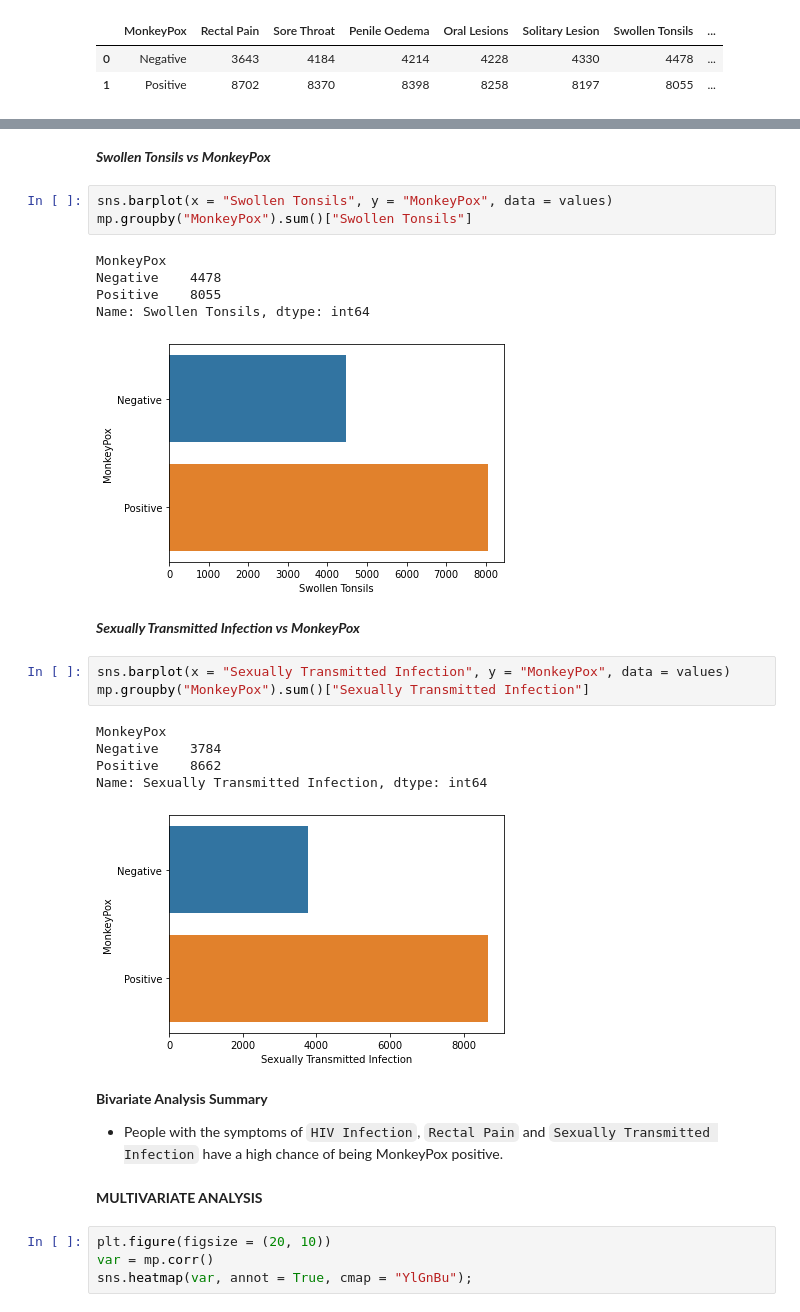
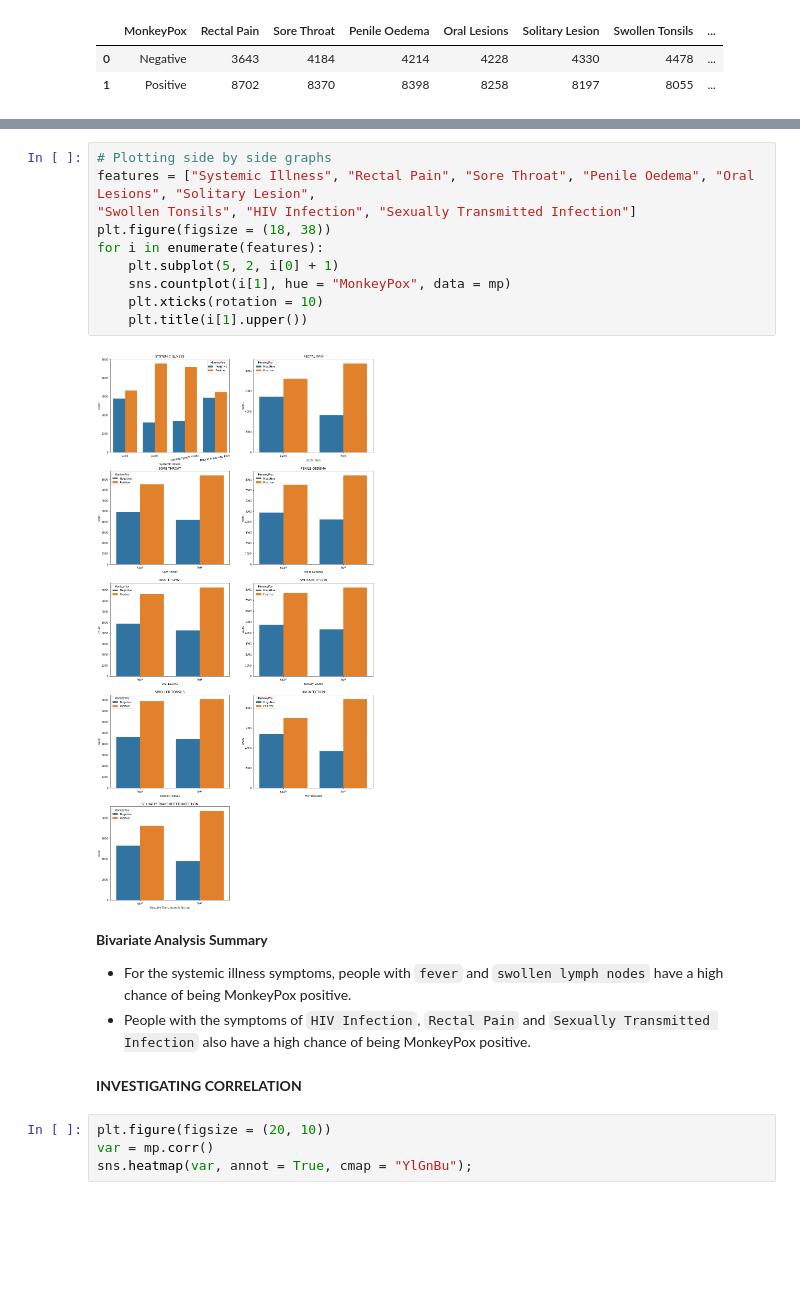
Before and after one commit to lemwaizz/Phase-3-Project, a Jupyter notebook: Monkey_Pox_.ipynb, the cells around one changed output, grey strips where cells are left out. Drawn from its saved outputs; the diff is of its cells as text; blank space fills up the shorter version.

````diff
--- a/Monkey_Pox_.ipynb
+++ b/Monkey_Pox_.ipynb
@@ -304,31 +258,22 @@ Name: Solitary Lesion, dtype: int64
-# %% [markdown]
-***Swollen Tonsils vs MonkeyPox***
-# %%
-sns.barplot(x = "Swollen Tonsils", y = "MonkeyPox", data = values)
-mp.groupby("MonkeyPox").sum()["Swollen Tonsils"]
-# %% [output]
-MonkeyPox
-Negative    4478
-Positive    8055
-Name: Swollen Tonsils, dtype: int64
-[figure, removed]
-# %% [markdown]
-***Sexually Transmitted Infection vs MonkeyPox***
-# %%
-sns.barplot(x = "Sexually Transmitted Infection", y = "MonkeyPox", data = values)
-mp.groupby("MonkeyPox").sum()["Sexually Transmitted Infection"]
-# %% [output]
-MonkeyPox
-Negative    3784
-Positive    8662
-Name: Sexually Transmitted Infection, dtype: int64
-[figure, removed]
+# %%
+# Plotting side by side graphs
+features = ["Systemic Illness", "Rectal Pain", "Sore Throat", "Penile Oedema", "Oral Lesions", "Solitary Lesion",
+"Swollen Tonsils", "HIV Infection", "Sexually Transmitted Infection"]
+plt.figure(figsize = (18, 38))
+for i in enumerate(features):
+    plt.subplot(5, 2, i[0] + 1)
+    sns.countplot(i[1], hue = "MonkeyPox", data = mp)
+    plt.xticks(rotation = 10)
+    plt.title(i[1].upper())
+# %% [output]
+[figure, added]
 # %% [markdown]
 __Bivariate Analysis Summary__
 
-* People with the symptoms of ```HIV Infection```, ```Rectal Pain``` and ```Sexually Transmitted Infection``` have a high chance of being MonkeyPox positive.
+* For the systemic illness symptoms, people with ```fever``` and ```swollen lymph nodes``` have a high chance of being MonkeyPox positive.
+* People with the symptoms of ```HIV Infection```, ```Rectal Pain``` and ```Sexually Transmitted Infection``` also have a high chance of being MonkeyPox positive.
 # %% [markdown]
-__MULTIVARIATE ANALYSIS__
+__INVESTIGATING CORRELATION__
 # %%
 plt.figure(figsize = (20, 10))
 var = mp.corr()
````
Also changed, not shown: parts of 47 cells of this notebook, 1 other file.
